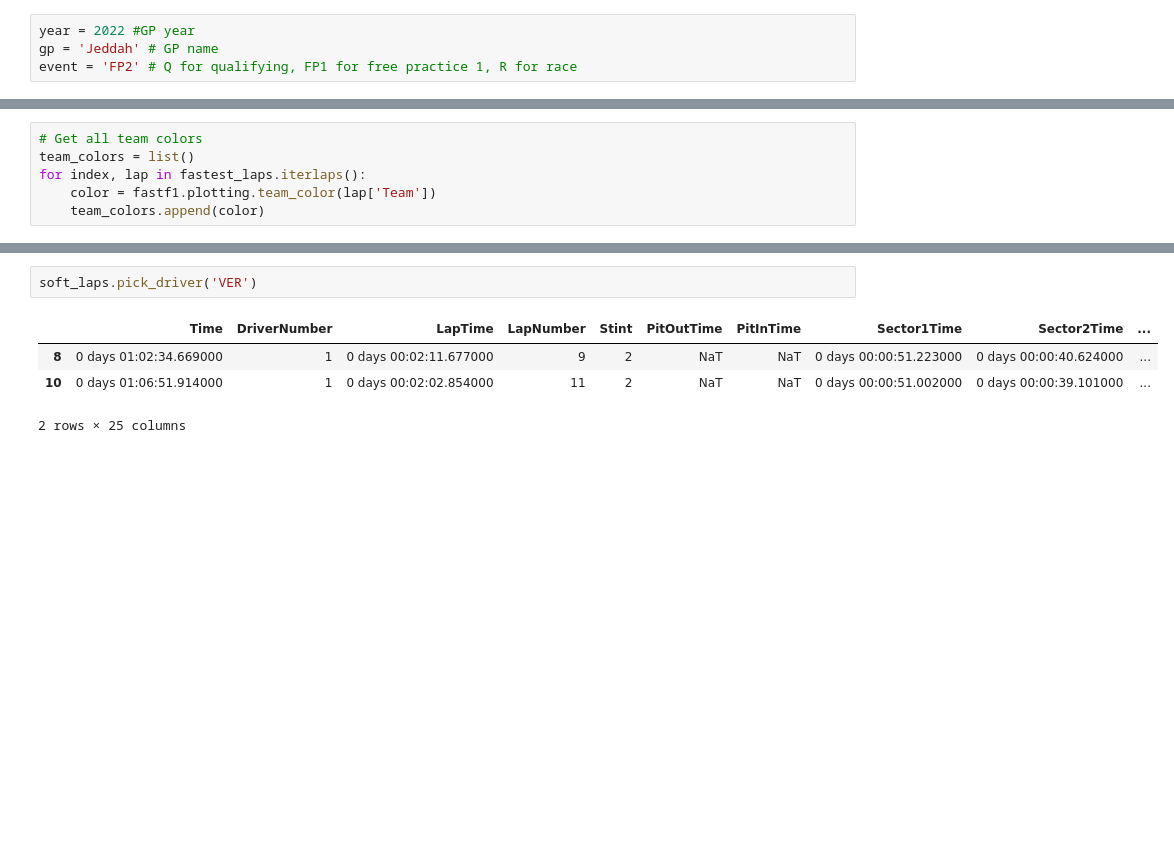
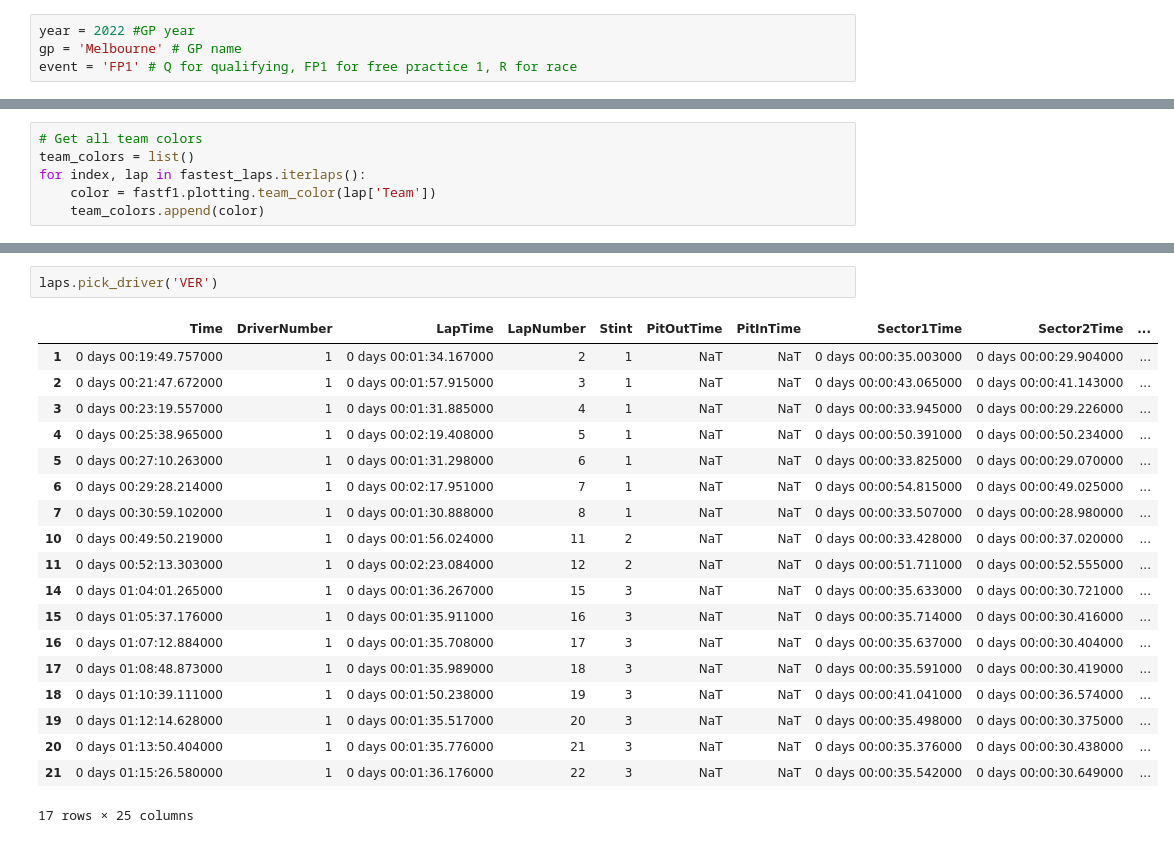
Before and after one commit to professorconst/formula1, a Jupyter notebook: 2022/02_Jeddah/session_1.ipynb, the cells around one changed output, grey strips where cells are left out. Drawn from its saved outputs; the diff is of its cells as text; blank space fills up the shorter version.

```diff
--- a/2022/02_Jeddah/session_1.ipynb
+++ b/2022/02_Jeddah/session_1.ipynb
@@ -10,8 +10,8 @@ import pandas as pd
 import seaborn as sns
 # %%
 year = 2022 #GP year
-gp = 'Jeddah' # GP name
-event = 'FP2' # Q for qualifying, FP1 for free practice 1, R for race
+gp = 'Melbourne' # GP name
+event = 'FP1' # Q for qualifying, FP1 for free practice 1, R for race
 # %%
 
 # Configure matplotlib and f1 plots with this intit
@@ -164,7 +207,22 @@ plt.show()
 # %%
-soft_laps.pick_driver('VER')
+laps.pick_driver('VER')
 # %% [output]
 |  | Time | DriverNumber | LapTime | LapNumber | Stint | PitOutTime | PitInTime | Sector1Time | Sector2Time | ... |
-| 8 | 0 days 01:02:34.669000 | 1 | 0 days 00:02:11.677000 | 9 | 2 | NaT | NaT | 0 days 00:00:51.223000 | 0 days 00:00:40.624000 | ... |
-| 10 | 0 days 01:06:51.914000 | 1 | 0 days 00:02:02.854000 | 11 | 2 | NaT | NaT | 0 days 00:00:51.002000 | 0 days 00:00:39.101000 | ... |
+| 1 | 0 days 00:19:49.757000 | 1 | 0 days 00:01:34.167000 | 2 | 1 | NaT | NaT | 0 days 00:00:35.003000 | 0 days 00:00:29.904000 | ... |
+| 2 | 0 days 00:21:47.672000 | 1 | 0 days 00:01:57.915000 | 3 | 1 | NaT | NaT | 0 days 00:00:43.065000 | 0 days 00:00:41.143000 | ... |
+| 3 | 0 days 00:23:19.557000 | 1 | 0 days 00:01:31.885000 | 4 | 1 | NaT | NaT | 0 days 00:00:33.945000 | 0 days 00:00:29.226000 | ... |
+| 4 | 0 days 00:25:38.965000 | 1 | 0 days 00:02:19.408000 | 5 | 1 | NaT | NaT | 0 days 00:00:50.391000 | 0 days 00:00:50.234000 | ... |
+| 5 | 0 days 00:27:10.263000 | 1 | 0 days 00:01:31.298000 | 6 | 1 | NaT | NaT | 0 days 00:00:33.825000 | 0 days 00:00:29.070000 | ... |
+| 6 | 0 days 00:29:28.214000 | 1 | 0 days 00:02:17.951000 | 7 | 1 | NaT | NaT | 0 days 00:00:54.815000 | 0 days 00:00:49.025000 | ... |
+| 7 | 0 days 00:30:59.102000 | 1 | 0 days 00:01:30.888000 | 8 | 1 | NaT | NaT | 0 days 00:00:33.507000 | 0 days 00:00:28.980000 | ... |
+| 10 | 0 days 00:49:50.219000 | 1 | 0 days 00:01:56.024000 | 11 | 2 | NaT | NaT | 0 days 00:00:33.428000 | 0 days 00:00:37.020000 | ... |
+| 11 | 0 days 00:52:13.303000 | 1 | 0 days 00:02:23.084000 | 12 | 2 | NaT | NaT | 0 days 00:00:51.711000 | 0 days 00:00:52.555000 | ... |
+| 14 | 0 days 01:04:01.265000 | 1 | 0 days 00:01:36.267000 | 15 | 3 | NaT | NaT | 0 days 00:00:35.633000 | 0 days 00:00:30.721000 | ... |
+| 15 | 0 days 01:05:37.176000 | 1 | 0 days 00:01:35.911000 | 16 | 3 | NaT | NaT | 0 days 00:00:35.714000 | 0 days 00:00:30.416000 | ... |
+| 16 | 0 days 01:07:12.884000 | 1 | 0 days 00:01:35.708000 | 17 | 3 | NaT | NaT | 0 days 00:00:35.637000 | 0 days 00:00:30.404000 | ... |
+| 17 | 0 days 01:08:48.873000 | 1 | 0 days 00:01:35.989000 | 18 | 3 | NaT | NaT | 0 days 00:00:35.591000 | 0 days 00:00:30.419000 | ... |
+| 18 | 0 days 01:10:39.111000 | 1 | 0 days 00:01:50.238000 | 19 | 3 | NaT | NaT | 0 days 00:00:41.041000 | 0 days 00:00:36.574000 | ... |
+| 19 | 0 days 01:12:14.628000 | 1 | 0 days 00:01:35.517000 | 20 | 3 | NaT | NaT | 0 days 00:00:35.498000 | 0 days 00:00:30.375000 | ... |
+| 20 | 0 days 01:13:50.404000 | 1 | 0 days 00:01:35.776000 | 21 | 3 | NaT | NaT | 0 days 00:00:35.376000 | 0 days 00:00:30.438000 | ... |
+| 21 | 0 days 01:15:26.580000 | 1 | 0 days 00:01:36.176000 | 22 | 3 | NaT | NaT | 0 days 00:00:35.542000 | 0 days 00:00:30.649000 | ... |
-2 rows × 25 columns
+17 rows × 25 columns
```
Also changed, not shown: parts of 6 cells of this notebook, 3 other files.
